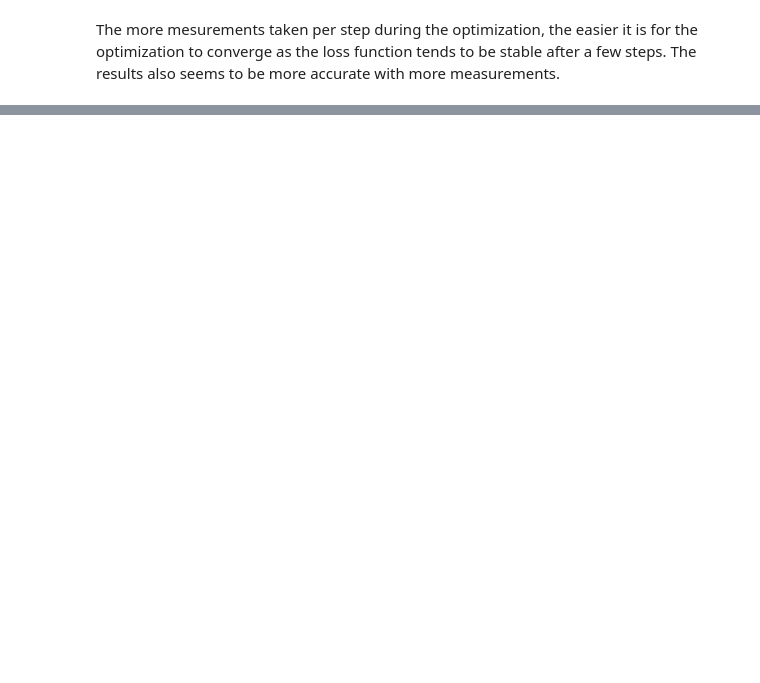
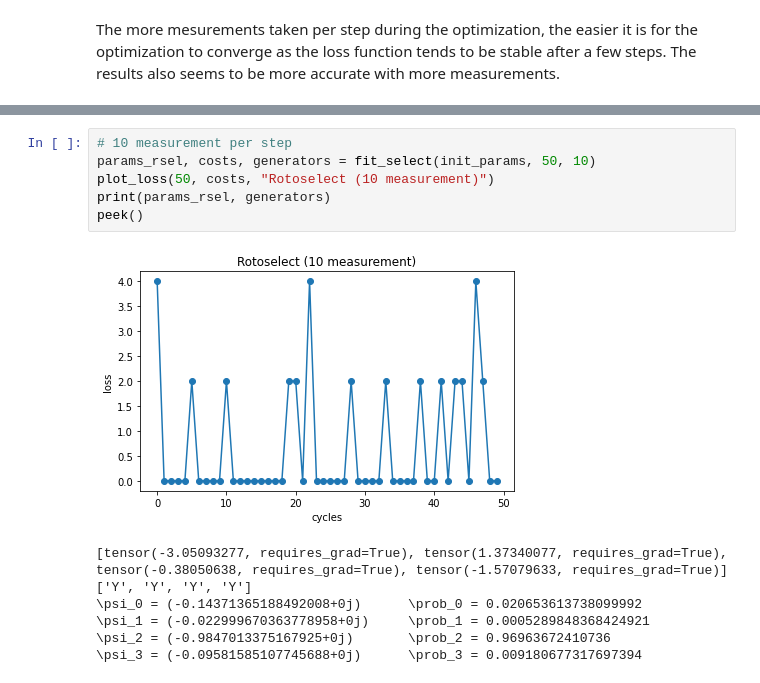
Before and after one commit to TDHTTTT/learn-bell, a Jupyter notebook: pennylane.ipynb, the cells around one changed output, grey strips where cells are left out. Drawn from its saved outputs; the diff is of its cells as text; blank space fills up the shorter version.

```diff
--- a/pennylane.ipynb
+++ b/pennylane.ipynb
@@ -203,0 +304,13 @@ The more mesurements taken per step during the optimization, the easier it is fo
+# %%
+# 10 measurement per step
+params_rsel, costs, generators = fit_select(init_params, 50, 10)
+plot_loss(50, costs, "Rotoselect (10 measurement)")
+print(params_rsel, generators)
+peek()
+# %% [output]
+[figure, added]
+[tensor(-3.05093277, requires_grad=True), tensor(1.37340077, requires_grad=True), tensor(-0.38050638, requires_grad=True), tensor(-1.57079633, requires_grad=True)] ['Y', 'Y', 'Y', 'Y']
+\psi_0 = (-0.14371365188492008+0j)      \prob_0 = 0.020653613738099992
+\psi_1 = (-0.022999670363778958+0j)     \prob_1 = 0.0005289848368424921
+\psi_2 = (-0.9847013375167925+0j)       \prob_2 = 0.96963672410736
+\psi_3 = (-0.09581585107745688+0j)      \prob_3 = 0.009180677317697394
```
Also changed, not shown: parts of 19 cells of this notebook.
